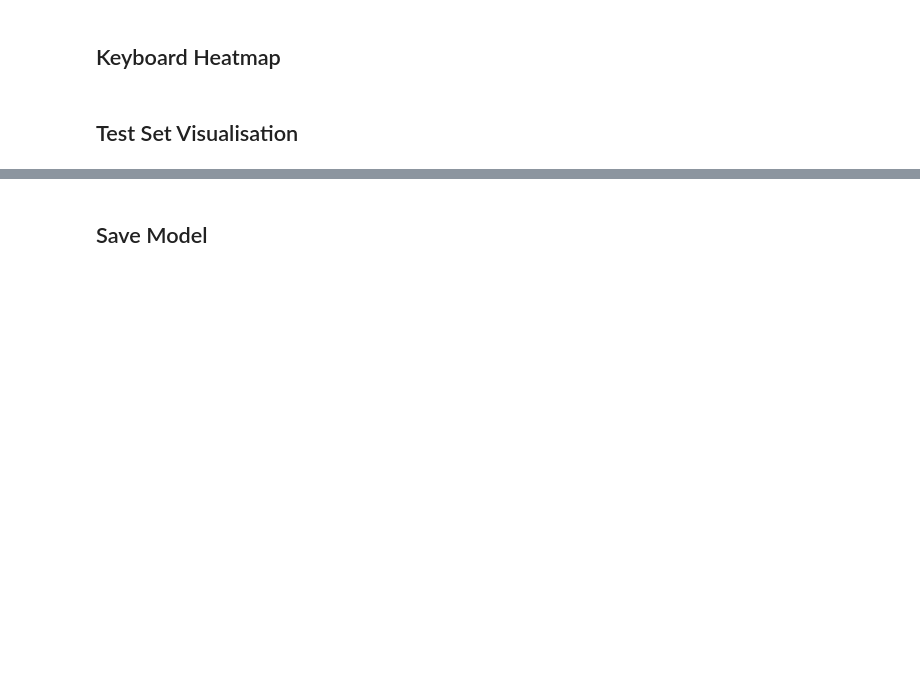
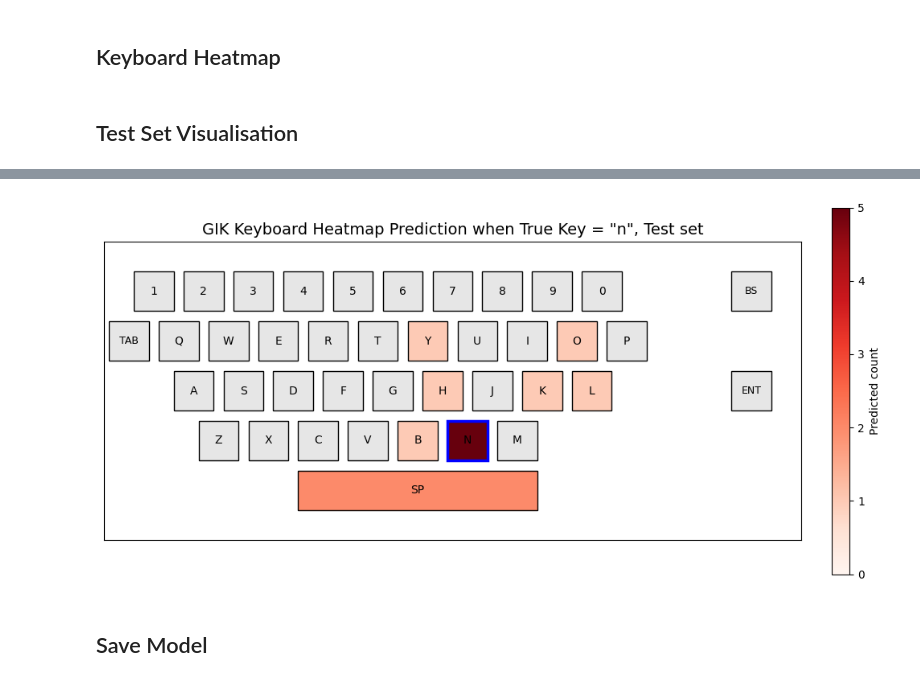
Before and after one commit to Perceptron-GIK/perceptron-gik, a Jupyter notebook: train_model.ipynb, the cells around one changed output, grey strips where cells are left out. Cells and saved outputs as stored; diff of their text form; code cells hidden in the pictures; blank space fills up the shorter version.

```diff
--- a/train_model.ipynb
+++ b/train_model.ipynb
@@ -137,7 +158,9 @@ if CONFIG["run_preprocess"]:
         max_seq_length=CONFIG['max_seq_length'],
         normalize=CONFIG['normalize'],
         per_sample_normalizaion=CONFIG['normalize_per_seq'],
-        apply_filtering=CONFIG['apply_filtering']
+        apply_filtering=CONFIG['apply_filtering'],
+        alignment_prev_windows=CONFIG.get("alignment_prev_windows", 0),
+        alignment_future_windows=CONFIG.get("alignment_future_windows", 0),
     )
 else:
     # Assume preprocessing already done and .pt file exists
@@ -157,6 +219,7 @@ if CONFIG["reduce_dim"]:
     DIM_RED_OUTPUT = os.path.join(DATA_DIR, "dim_red_output.pt")
     dim_red_cfg = CONFIG["dim_reduction"]
     method = dim_red_cfg.get("method", "pca")
+    pca_cfg = dim_red_cfg.get("pca", {})
 
     reduce_kwargs = {
         "data_dir": PROCESSED_DATA_PATH,
@@ -169,7 +232,10 @@ if CONFIG["reduce_dim"]:
         "root_dir": PROJECT_ROOT
     }
     if method == "pca":
-        reduce_kwargs["dims_ratio"] = dim_red_cfg.get("pca", {}).get("dims_ratio", 0.4)
+        reduce_kwargs["dims_ratio"] = pca_cfg.get("dims_ratio", 0.4)
+        reduce_kwargs["fit_on_train_only"] = pca_cfg.get("fit_on_train_only", True)
+        reduce_kwargs["train_ratio"] = pca_cfg.get("train_ratio", 0.8)
+        reduce_kwargs["dont_reduce_fsr_pca"] = not pca_cfg.get("use_fsr", False)
 
     dims = reduce_dim(**reduce_kwargs)
     print(f"Feature dimension reduced from {dims['dim_bef']} to {dims['dim_aft']}")
@@ -189,7 +255,8 @@ if CONFIG["enable_class_weights"]:
 dataset = load_preprocessed_dataset(DIM_RED_OUTPUT if CONFIG["reduce_dim"] else PROCESSED_DATA_PATH,
                                     is_one_hot_labels=CONFIG["is_one_hot"],
                                     char_to_index=CONFIG["key_mapping_dict"],
-                                    return_class_id=CONFIG["return_class_id"])
+                                    return_class_id=CONFIG["return_class_id"],
+                                    add_prev_char=CONFIG.get("append_prev_char_feature", True))
 print(f"Dataset: {len(dataset)} samples | Input dim: {dataset.input_dim}")
 
 # Create model
@@ -219,9 +304,19 @@ trainer = GIKTrainer(
     model=model,
     dataset=dataset,
     augmentation=CONFIG['use_augmentation'],
+    split_strategy=CONFIG.get('split_strategy', 'stratified_random'),
+    split_seed=CONFIG.get('split_seed', 42),
+    use_weighted_sampler=CONFIG.get('use_weighted_sampler', True),
+    synthetic_multiplier=CONFIG.get('synthetic_multiplier', 0),
+    precompute_synthetic=CONFIG.get('precompute_synthetic', False),
     batch_size=CONFIG['batch_size'],
     learning_rate=CONFIG['learning_rate'],
     device=DEVICE,
+    mixup_alpha=CONFIG.get('mixup_alpha', 0.0),
+    use_ema=CONFIG.get('use_ema', False),
+    ema_decay=CONFIG.get('ema_decay', 0.999),
+    sequence_lm_beta=CONFIG.get('sequence_lm_beta', 0.0),
+    sequence_aux_weight=CONFIG.get('sequence_aux_weight', 0.5),
     loss=CONFIG.get('loss'),
     loss_kwargs=CONFIG.get('loss_params'),
     regression=CONFIG.get('regression'),
@@ -229,5 +324,6 @@ trainer = GIKTrainer(
 
 history = trainer.train(
     epochs=CONFIG['epochs'],
-    early_stopping_patience=CONFIG['early_stopping']
+    early_stopping_patience=CONFIG['early_stopping'],
+    early_stopping_metric=CONFIG.get('early_stopping_metric', 'val_loss')
 )
@@ -297,19 +472,21 @@ plot_virtual_keyboard_heatmap(cm_orig, 's', 'Test')
 # %%
 cm_orig_val = compute_confusion_matrix_40x40(
     trainer.val_dataset,
     model,
     DEVICE,
     coord_dict=FULL_COORDS if CONFIG["regression"] else None,
 )
 
-plot_virtual_keyboard_heatmap(cm_orig_val, 'g', 'Test')
+plot_virtual_keyboard_heatmap(cm_orig_val, 'n', 'Test')
 
 # Optional matrix view
 # plot_confusion_matrix_40x40(cm_orig_val, 'Validation')
 
 # neighbours_a_val, cm_a_val = plot_anchor_with_closest_neighbours(cm_orig_val, 'd', 'Validation', k_neighbours=12)
 # neighbours_g_val, cm_g_val = plot_anchor_with_closest_neighbours(cm_orig_val, 'g', 'Validation', k_neighbours=20)
 # neighbours_l_val, cm_l_val = plot_anchor_with_closest_neighbours(cm_orig_val, 'l', 'Validation', k_neighbours=13)
+# %% [output]
+[figure, added]
 # %% [markdown]
 ## Save Model
 # %%
```
Also changed, not shown: parts of 14 cells of this notebook, 1 other file.
